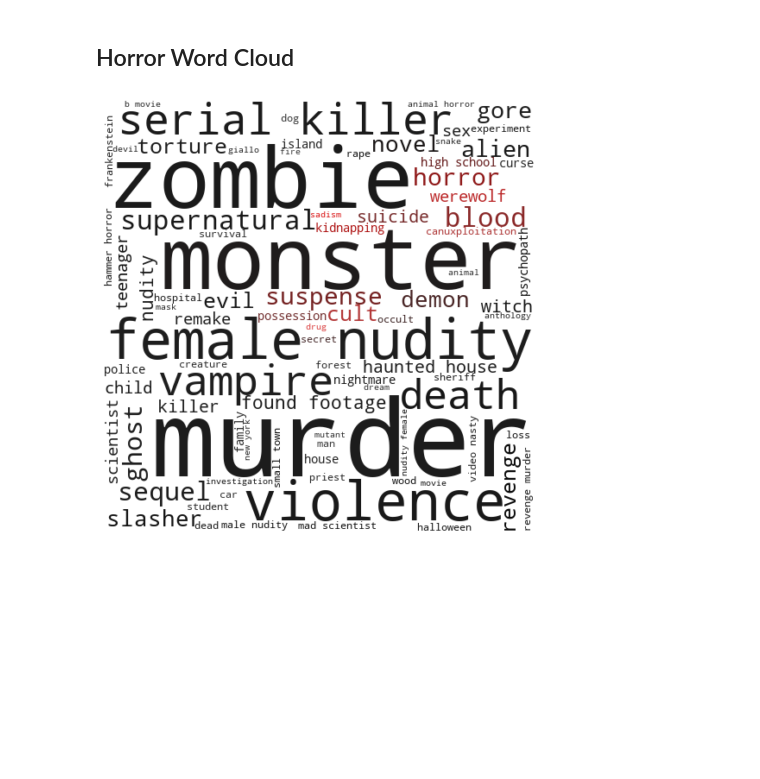
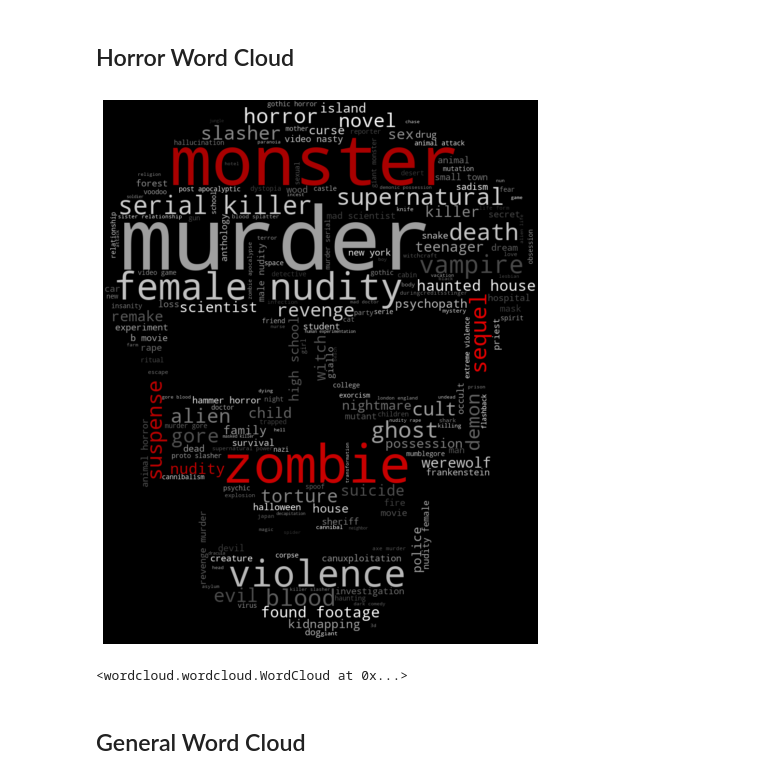
Before and after one commit to madisonkohls/datares-w2021-project, a Jupyter notebook: keywords-dataset.ipynb, the cells around one changed output. Drawn from its saved outputs; the diff is of its cells as text; code cells hidden in the pictures; blank space fills up the shorter version.

Commit message:
Changing Organization of Visuals/Datasets + Notebook adds

```diff
--- a/keywords-dataset.ipynb
+++ b/keywords-dataset.ipynb
@@ -181,19 +262,31 @@ plt.show()
 horror_movies = movies_data[contains(movies_data['genres'], 'Horror')]
 # %%
 d = path.dirname(__file__) if "__file__" in locals() else os.getcwd()
-horror_coloring = np.array(Image.open(path.join(d, "horror.png")))
+horror_coloring = np.array(Image.open(path.join(d, "Visuals/skull.png")))
+# %%
+color_to_words = {
+    # words below will be colored with a black color function
+    'red': ['monster', 'zombie', 'suspense', 'female',
+                'nudity', 'sequel']
+}
+horror_default_color = 'white'
+horror_color_func = GroupedColorFunc(color_to_words, horror_default_color)
 # %%
 horrorcloud = WordCloud(width = 800, height = 800,
-                background_color ='white',
+                background_color ='black',
                 mask=horror_coloring,
                 stopwords = stopwords,
-                min_font_size = 10).generate(getKeyword(horror_movies.keywords))
-
-image_colors = ImageColorGenerator(horror_coloring)
+                min_font_size = 5).generate(getKeyword(horror_movies.keywords))
 # %%
-plt.figure(figsize = (8, 8), facecolor = None)
-plt.imshow(horrorcloud.recolor(color_func=image_colors), interpolation="bilinear")
+plt.figure(figsize = (10, 10), facecolor = None)
+plt.imshow(horrorcloud.recolor(color_func=horror_color_func), interpolation="bilinear")
 plt.axis("off")
 plt.show()
 # %% [output]
-[figure, old version]
+[figure, new version]
+# %%
+horrorcloud.to_file('horrorcloud.png')
+# %% [output]
+<wordcloud.wordcloud.WordCloud at 0x...>
+# %% [markdown]
+## General Word Cloud
```
Also changed, not shown: parts of 17 cells of this notebook, 16 other files.
